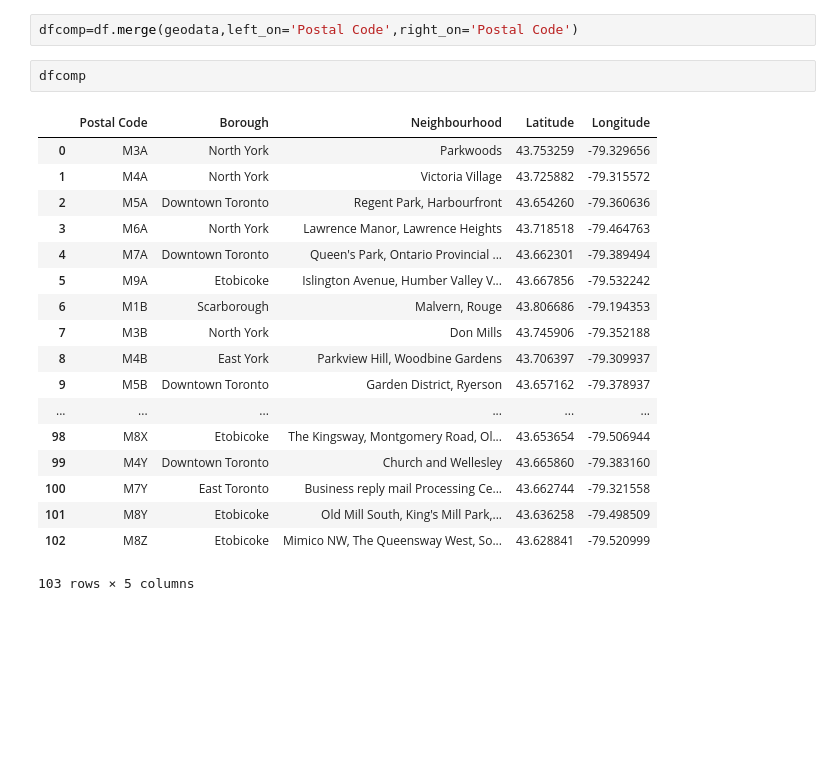
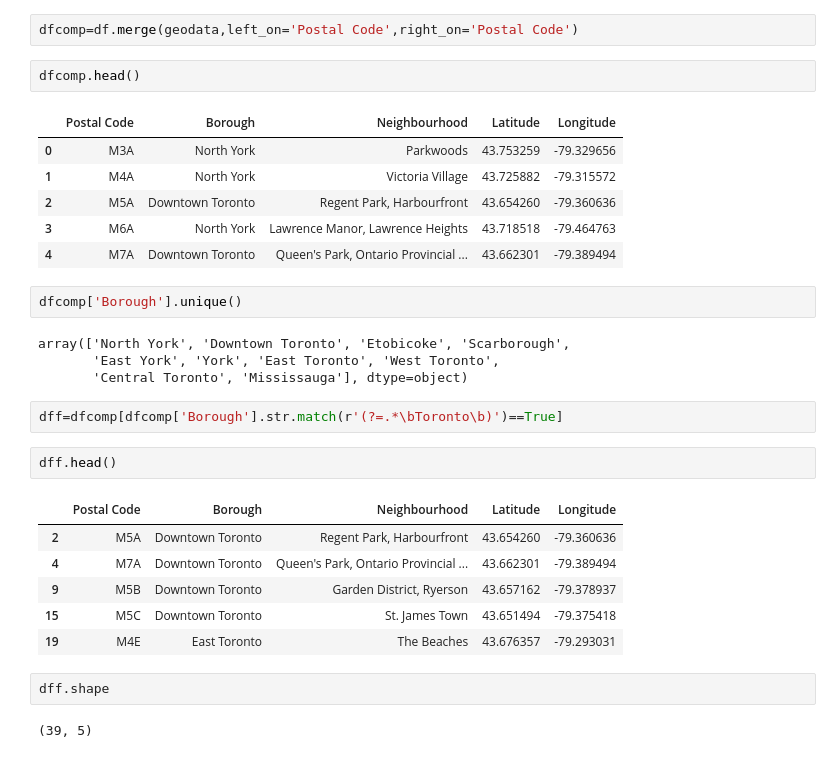
Before and after one commit to HimanshuTyagi97/Coursera_Capstone, a Jupyter notebook: Segmenting and Clustering Neighborhoods in Toronto.ipynb, the cells around one changed output. Cells and saved outputs as stored; diff of their text form; blank space fills up the shorter version.

```diff
--- a/Segmenting and Clustering Neighborhoods in Toronto.ipynb
+++ b/Segmenting and Clustering Neighborhoods in Toronto.ipynb
@@ -110,23 +83,32 @@ geodata
 # %%
 dfcomp=df.merge(geodata,left_on='Postal Code',right_on='Postal Code')
 # %%
-dfcomp
+dfcomp.head()
 # %% [output]
 |  | Postal Code | Borough | Neighbourhood | Latitude | Longitude |
 | 0 | M3A | North York | Parkwoods | 43.753259 | -79.329656 |
 | 1 | M4A | North York | Victoria Village | 43.725882 | -79.315572 |
 | 2 | M5A | Downtown Toronto | Regent Park, Harbourfront | 43.654260 | -79.360636 |
 | 3 | M6A | North York | Lawrence Manor, Lawrence Heights | 43.718518 | -79.464763 |
 | 4 | M7A | Downtown Toronto | Queen's Park, Ontario Provincial ... | 43.662301 | -79.389494 |
-| 5 | M9A | Etobicoke | Islington Avenue, Humber Valley V... | 43.667856 | -79.532242 |
-| 6 | M1B | Scarborough | Malvern, Rouge | 43.806686 | -79.194353 |
-| 7 | M3B | North York | Don Mills | 43.745906 | -79.352188 |
-| 8 | M4B | East York | Parkview Hill, Woodbine Gardens | 43.706397 | -79.309937 |
-| 9 | M5B | Downtown Toronto | Garden District, Ryerson | 43.657162 | -79.378937 |
-| ... | ... | ... | ... | ... | ... |
-| 98 | M8X | Etobicoke | The Kingsway, Montgomery Road, Ol... | 43.653654 | -79.506944 |
-| 99 | M4Y | Downtown Toronto | Church and Wellesley | 43.665860 | -79.383160 |
-| 100 | M7Y | East Toronto | Business reply mail Processing Ce... | 43.662744 | -79.321558 |
-| 101 | M8Y | Etobicoke | Old Mill South, King's Mill Park,... | 43.636258 | -79.498509 |
-| 102 | M8Z | Etobicoke | Mimico NW, The Queensway West, So... | 43.628841 | -79.520999 |
-103 rows × 5 columns
+# %%
+dfcomp['Borough'].unique()
+# %% [output]
+array(['North York', 'Downtown Toronto', 'Etobicoke', 'Scarborough',
+       'East York', 'York', 'East Toronto', 'West Toronto',
+       'Central Toronto', 'Mississauga'], dtype=object)
+# %%
+dff=dfcomp[dfcomp['Borough'].str.match(r'(?=.*\bToronto\b)')==True]
+# %%
+dff.head()
+# %% [output]
+|  | Postal Code | Borough | Neighbourhood | Latitude | Longitude |
+| 2 | M5A | Downtown Toronto | Regent Park, Harbourfront | 43.654260 | -79.360636 |
+| 4 | M7A | Downtown Toronto | Queen's Park, Ontario Provincial ... | 43.662301 | -79.389494 |
+| 9 | M5B | Downtown Toronto | Garden District, Ryerson | 43.657162 | -79.378937 |
+| 15 | M5C | Downtown Toronto | St. James Town | 43.651494 | -79.375418 |
+| 19 | M4E | East Toronto | The Beaches | 43.676357 | -79.293031 |
+# %%
+dff.shape
+# %% [output]
+(39, 5)
```
Also changed, not shown: parts of 44 cells of this notebook.
